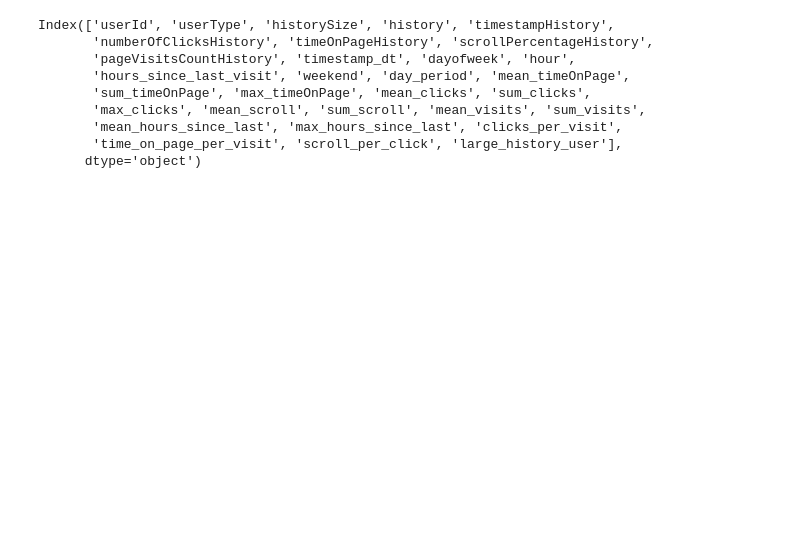
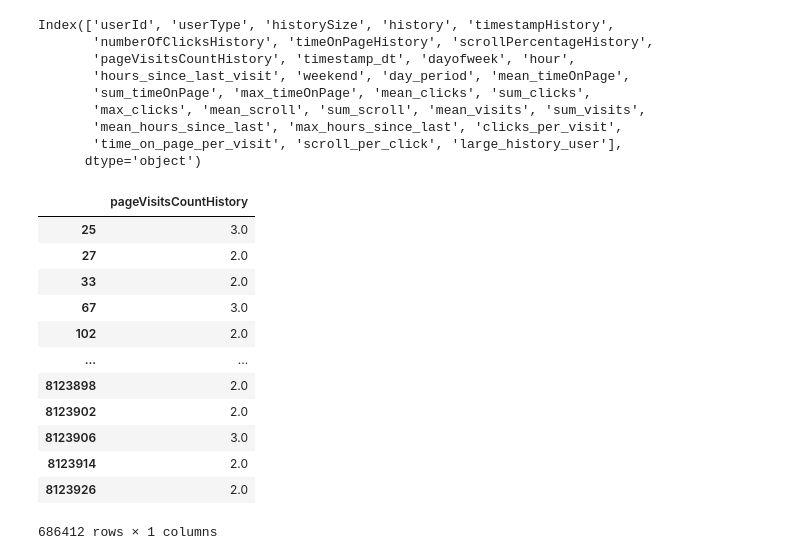
Before and after one commit to gmferratti/ML_Engineer_Datathon, a Jupyter notebook: notebooks/gmferratti/features_users.ipynb, the cells around one changed output. Cells and saved outputs as stored; diff of their text form; code cells hidden in the pictures; blank space fills up the shorter version.

```diff
--- a/notebooks/gmferratti/features_users.ipynb
+++ b/notebooks/gmferratti/features_users.ipynb
@@ -255,3 +250,19 @@ Index(['userId', 'userType', 'historySize', 'history', 'timestampHistory',
        'mean_hours_since_last', 'max_hours_since_last', 'clicks_per_visit',
        'time_on_page_per_visit', 'scroll_per_click', 'large_history_user'],
       dtype='object')
+# %%
+df[df['pageVisitsCountHistory']>1][['pageVisitsCountHistory']]
+# %% [output]
+|  | pageVisitsCountHistory |
+| 25 | 3.0 |
+| 27 | 2.0 |
+| 33 | 2.0 |
+| 67 | 3.0 |
+| 102 | 2.0 |
+| ... | ... |
+| 8123898 | 2.0 |
+| 8123902 | 2.0 |
+| 8123906 | 3.0 |
+| 8123914 | 2.0 |
+| 8123926 | 2.0 |
+686412 rows × 1 columns
```
Also changed, not shown: parts of 6 cells of this notebook, 4 other files.
